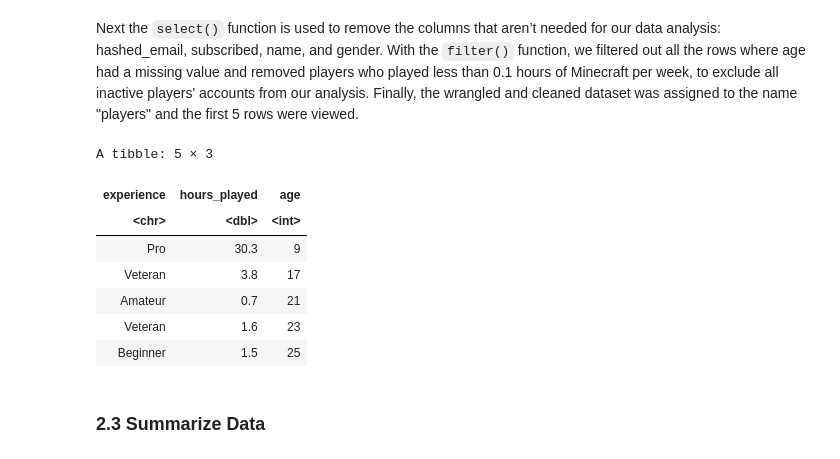
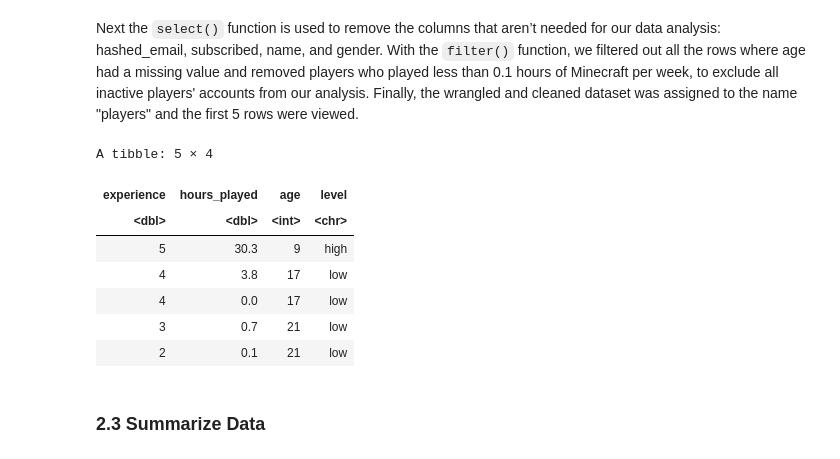
Before and after one commit to azoli113/DSCI100-Project-Group-006-36, a Jupyter notebook: Final Project.ipynb, the cells around one changed output. Saved outputs shown, nothing was run; the diff lists cells and outputs as text; code cells hidden in the pictures.

```diff
--- a/Final Project.ipynb
+++ b/Final Project.ipynb
@@ -90,19 +108,32 @@ A tibble: 6 × 7
 # %% [markdown]
 Next the `select()` function is used to remove the columns that aren’t needed for our data analysis: hashed_email, subscribed, name, and gender. With the `filter()` function, we filtered out all the rows where age had a missing value and removed players who played less than 0.1 hours of Minecraft per week, to exclude all inactive players' accounts from our analysis. Finally, the wrangled and cleaned dataset was assigned to the name "players" and the first 5 rows were viewed.
 # %%
-players <- clean_players_data |> select(-hashed_email, -subscribed, -name, -gender) |>
-filter(age!= "NA") |>
-filter(hours_played >0.1)
+players <- clean_players_data |>
+  select(-hashed_email, -subscribed, -name, -gender) |>
+  filter(!is.na(age)) |>
+  mutate(
+    experience = case_when(
+      experience == "Pro" ~ 5,
+      experience == "Veteran" ~ 4,
+      experience == "Amateur" ~ 3,
+      experience == "Regular" ~ 2,
+      experience == "Beginner" ~ 1,
+      TRUE ~ NA_real_
+    ),
+   level = case_when(
+      hours_played > 15 ~ "high",
+      hours_played <= 15 ~ "low"))
+
 head(players, 5)
 # %% [output]
-A tibble: 5 × 3
+A tibble: 5 × 4
-| experience | hours_played | age |
-| <chr> | <dbl> | <int> |
-| Pro | 30.3 | 9 |
-| Veteran | 3.8 | 17 |
-| Amateur | 0.7 | 21 |
-| Veteran | 1.6 | 23 |
-| Beginner | 1.5 | 25 |
+| experience | hours_played | age | level |
+| <dbl> | <dbl> | <int> | <chr> |
+| 5 | 30.3 | 9 | high |
+| 4 | 3.8 | 17 | low |
+| 4 | 0.0 | 17 | low |
+| 3 | 0.7 | 21 | low |
+| 2 | 0.1 | 21 | low |
 # %% [markdown]
 ### 2.3 Summarize Data
 # %% [markdown]
```
Also changed, not shown: parts of 4 cells of this notebook.
